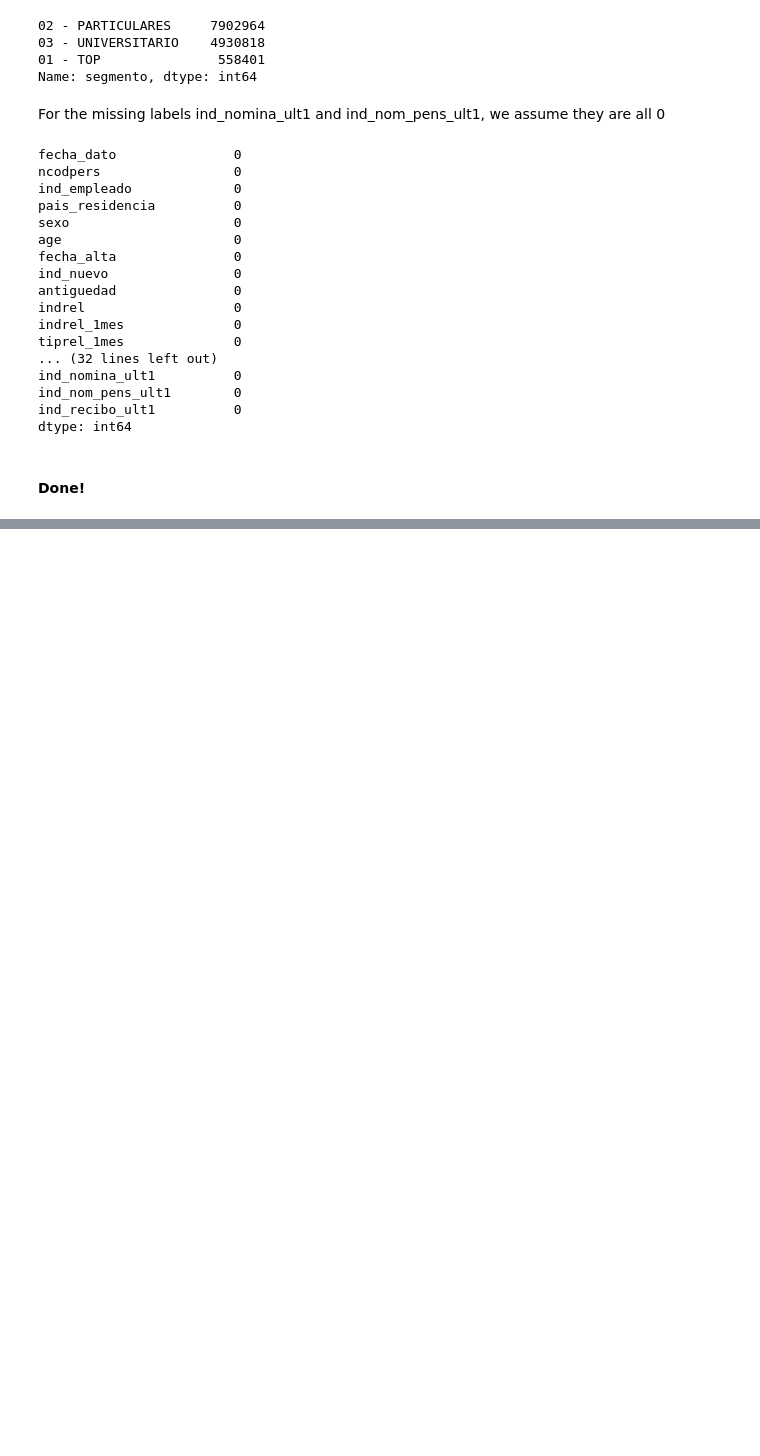
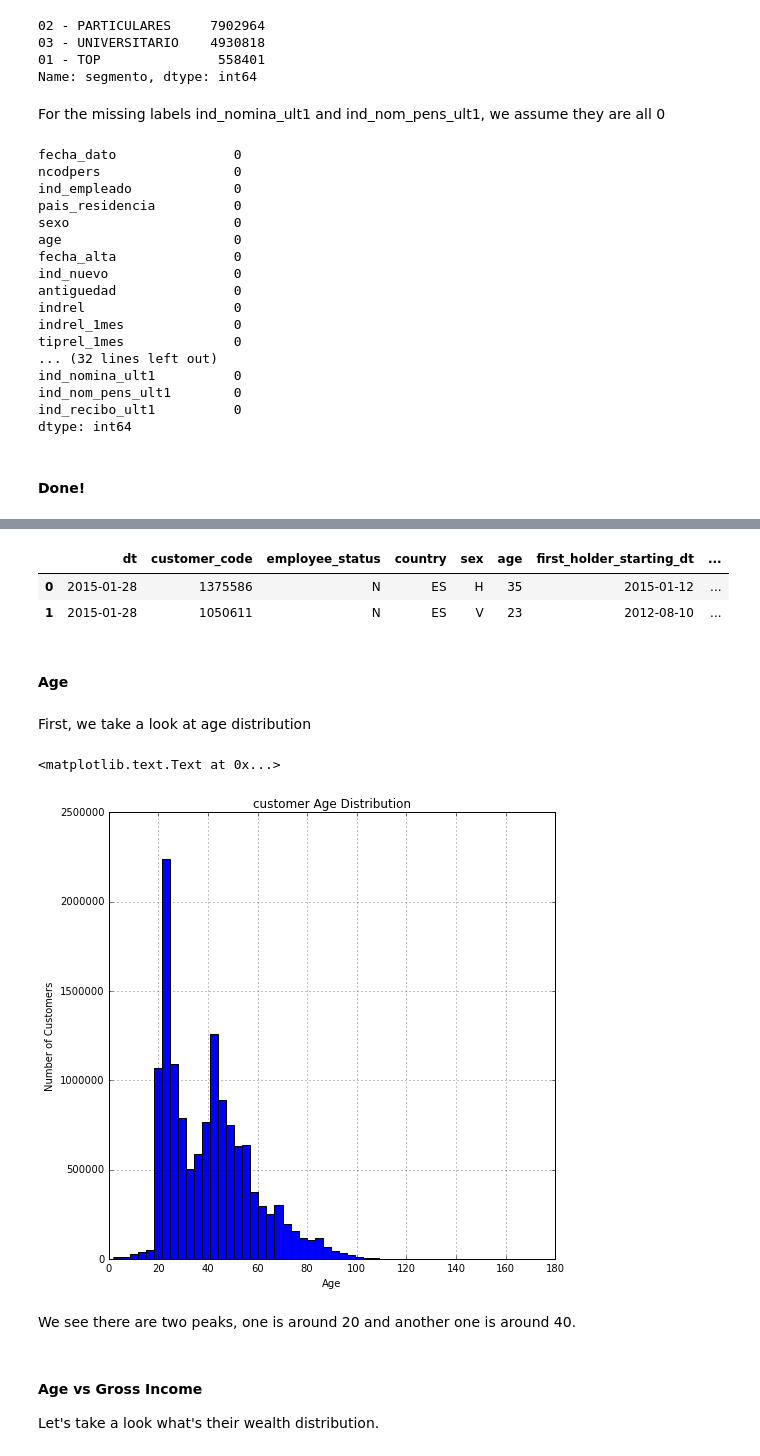
Before and after one commit to tzyk777/kaggle, a Jupyter notebook: santander bank/DataAnalysis.ipynb, the cells around one changed output, grey strips where cells are left out. Drawn from its saved outputs; the diff is of its cells as text; code cells hidden in the pictures; blank space fills up the shorter version.

Commit message:
More data analysis

```diff
--- a/santander bank/DataAnalysis.ipynb
+++ b/santander bank/DataAnalysis.ipynb
@@ -273,0 +287,62 @@ dtype: int64
+# %%
+labels = """
+ind_ahor_fin_ult1	Saving Account
+ind_aval_fin_ult1	Guarantees
+ind_cco_fin_ult1	Current Accounts
+ind_cder_fin_ult1	Derivada Account
+ind_cno_fin_ult1	Payroll Account
+ind_ctju_fin_ult1	Junior Account
+ind_ctma_fin_ult1	Más particular Account
+ind_ctop_fin_ult1	particular Account
+ind_ctpp_fin_ult1	particular Plus Account
+ind_deco_fin_ult1	Short-term deposits
+ind_deme_fin_ult1	Medium-term deposits
+ind_dela_fin_ult1	Long-term deposits
+ind_ecue_fin_ult1	e-account
+ind_fond_fin_ult1	Funds
+ind_hip_fin_ult1	Mortgage
+ind_plan_fin_ult1	Pensions
+ind_pres_fin_ult1	Loans
+ind_reca_fin_ult1	Taxes
+ind_tjcr_fin_ult1	Credit Card
+ind_valo_fin_ult1	Securities
+ind_viv_fin_ult1	Home Account
+ind_nomina_ult1	Payroll
+ind_nom_pens_ult1	Pensions
+ind_recibo_ult1	Direct Debit
+"""
+# %%
+for x in labels.split('\n'):
+    if x:
+        key, value = x.split('\t')
+        value = value.replace(' ', '_')
+        columns.update({key: value})
+# %%
+data.rename(columns=columns, inplace=True)
+# %%
+data.age = pd.to_numeric(data.age)
+data.seniority = pd.to_numeric(data.seniority)
+# %%
+data.head(2)
+# %% [output]
+|  | dt | customer_code | employee_status | country | sex | age | first_holder_starting_dt | ... |
+| 0 | 2015-01-28 | 1375586 | N | ES | H | 35 | 2015-01-12 | ... |
+| 1 | 2015-01-28 | 1050611 | N | ES | V | 23 | 2012-08-10 | ... |
+# %% [markdown]
+#### Age
+# %% [markdown]
+First, we take a look at age distribution
+# %%
+data['age'].hist(bins=50, figsize=(8,8))
+plt.title('customer Age Distribution')
+plt.xlabel('Age')
+plt.ylabel('Number of Customers')
+# %% [output]
+<matplotlib.text.Text at 0x...>
+[figure, added]
+# %% [markdown]
+We see there are two peaks, one is around 20 and another one is around 40.<br>
+# %% [markdown]
+#### Age vs Gross Income
+
+Let's take a look what's their wealth distribution.
```
Also changed, not shown: parts of 22 cells of this notebook, 1 other file.
